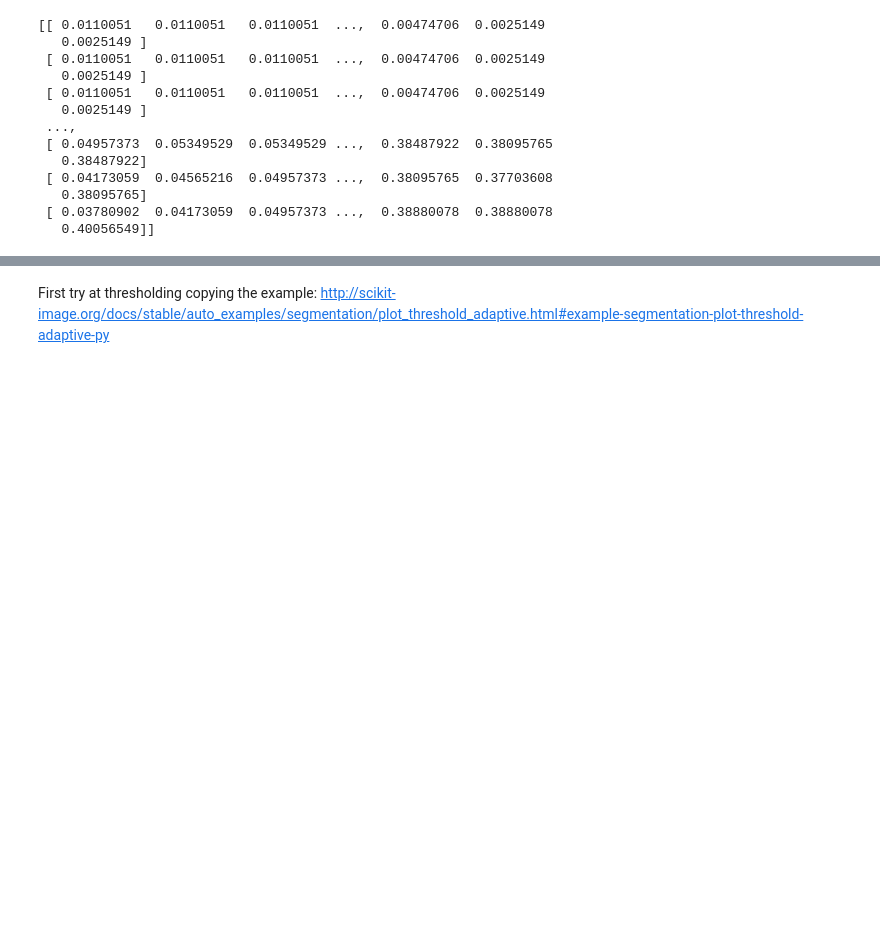
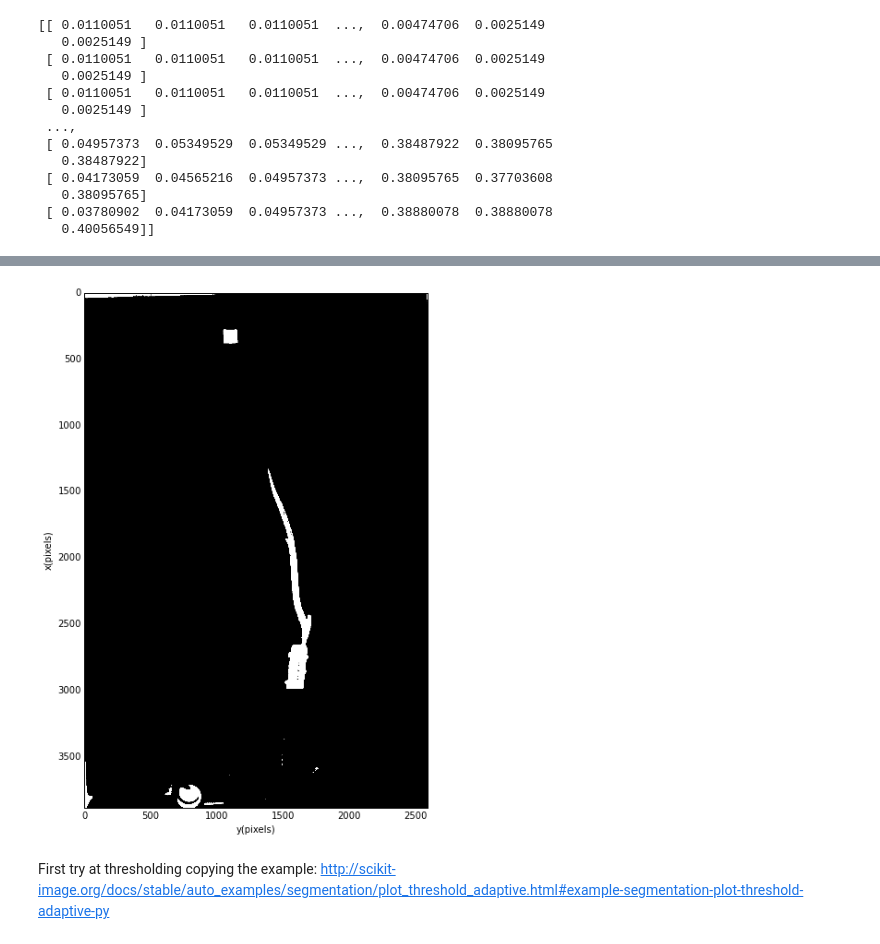
Before and after one commit to sercharpak/Image_Analisis, a Jupyter notebook: Proyecto/First_look/Umbralization_Conected_Components.ipynb, the cells around one changed output, grey strips where cells are left out. Cells and saved outputs as stored; diff of their text form; code cells hidden in the pictures; blank space fills up the shorter version.

```diff
--- a/Proyecto/First_look/Umbralization_Conected_Components.ipynb
+++ b/Proyecto/First_look/Umbralization_Conected_Components.ipynb
@@ -97,0 +103,10 @@ plt.show()
+# %%
+fig = plt.figure(figsize = (10,10))
+plt.gray()
+imshow(img_thresholded)
+plt.savefig("img_man_umbr.png",format = 'png')
+plt.xlabel("y(pixels)")
+plt.ylabel("x(pixels)")
+plt.show()
+# %% [output]
+[figure, added]
```
Also changed, not shown: parts of 7 cells of this notebook, 1 other file.
